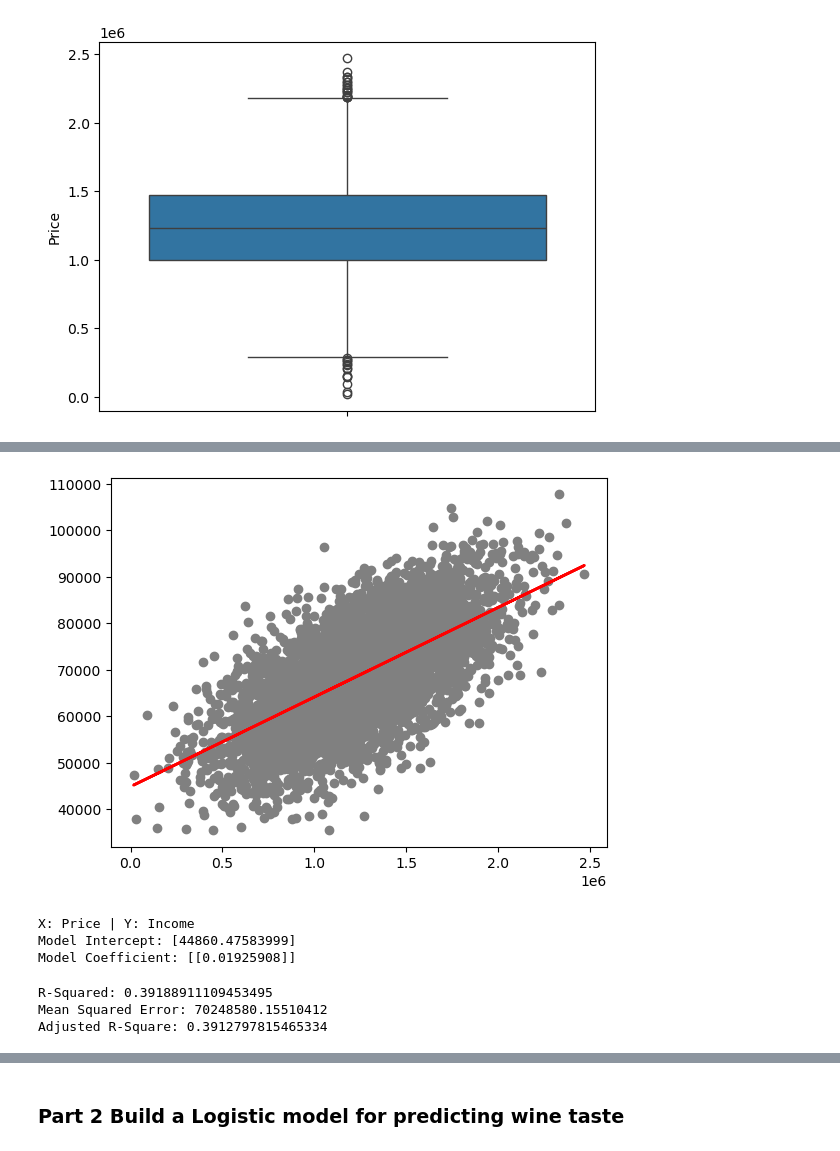
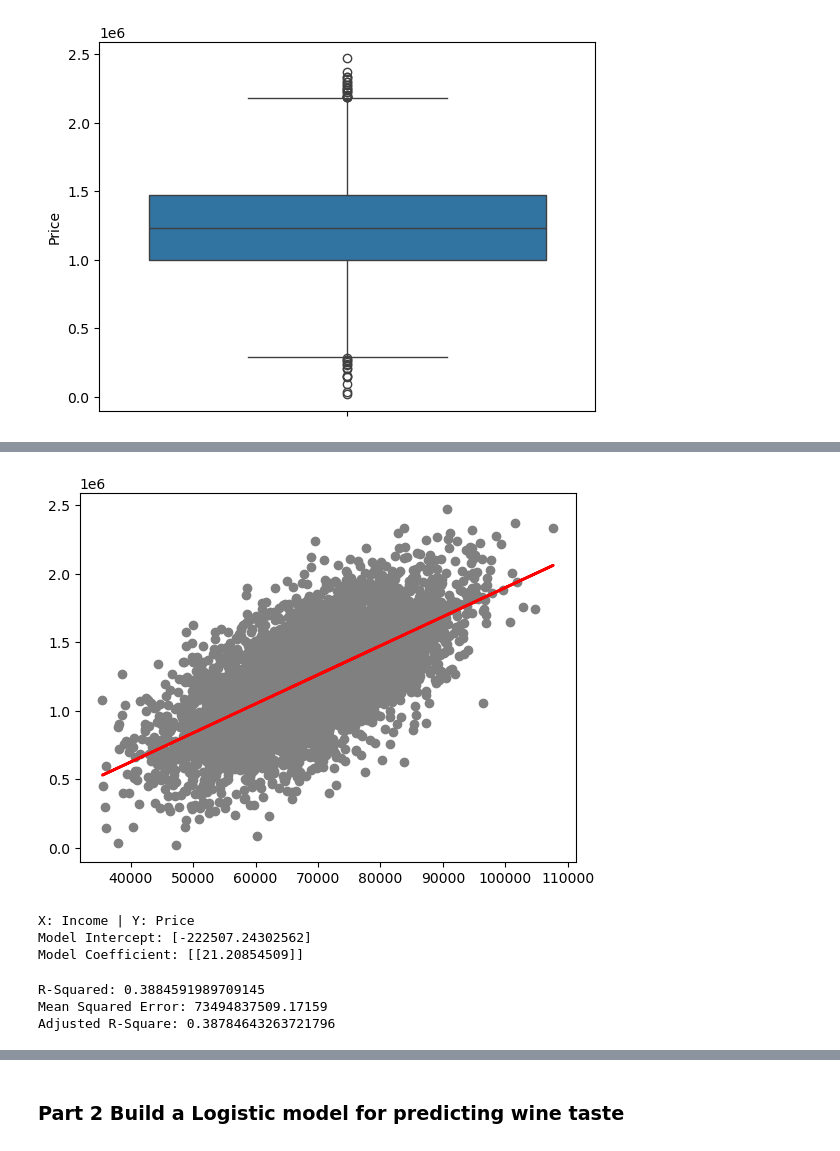
Before and after one commit to tun82434/cis4526, a Jupyter notebook: ML_Fall24_HW1_Regression_Duong.ipynb, the cells around one changed output, grey strips where cells are left out. Drawn from its saved outputs; the diff is of its cells as text; code cells hidden in the pictures.

```diff
--- a/ML_Fall24_HW1_Regression_Duong.ipynb
+++ b/ML_Fall24_HW1_Regression_Duong.ipynb
@@ -172,29 +172,29 @@ df.corr(method='pearson', min_periods=1, numeric_only=True) # Price has the high
 # %%
 from sklearn.linear_model import LinearRegression
 
-X = df['Price'].values
-Y = df['Income'].values
+X = df['Income'].values
+Y = df['Price'].values
 
 X = X.reshape(-1, 1)
 Y = Y.reshape(-1, 1)
 
 model = LinearRegression()
 model.fit(X,Y)
 
 Y_pred = model.predict(X)
 
 plt.scatter(X,Y, color='gray')
 plt.plot(X, Y_pred, color='red', linewidth=2)
 plt.show()
 
-print("X: Price | Y: Income")
+print("X: Income | Y: Price")
 print("Model Intercept: {}".format(model.intercept_))
 print("Model Coefficient: {}".format(model.coef_))
 # %% [output]
-[figure, old version]
+[figure, new version]
-X: Price | Y: Income
-Model Intercept: [44860.47583999]
-Model Coefficient: [[0.01925908]]
+X: Income | Y: Price
+Model Intercept: [-222507.24302562]
+Model Coefficient: [[21.20854509]]
 # %%
 # 5. Print out the model performance metric (r-squared and mean squared error) (hint: calculate the adjusted r-square
 # using the formula described in Link how to calculate adjusted r squared
@@ -219,9 +219,9 @@ print('R-Squared:', r2)
 print('Mean Squared Error:', mse)
 print('Adjusted R-Square:', adjusted_r2)
 # %% [output]
-R-Squared: 0.39188911109453495
-Mean Squared Error: 70248580.15510412
-Adjusted R-Square: 0.3912797815465334
+R-Squared: 0.3884591989709145
+Mean Squared Error: 73494837509.17159
+Adjusted R-Square: 0.38784643263721796
 # %%
 # 6. Check if the model passes cross-validation (either use our DIY method or use the cross_val_score from sklearn)
 # (hint: reference: https://scikit-learn.org/stable/modules/cross_validation.html )
```
Also changed, not shown: parts of 64 cells of this notebook.
